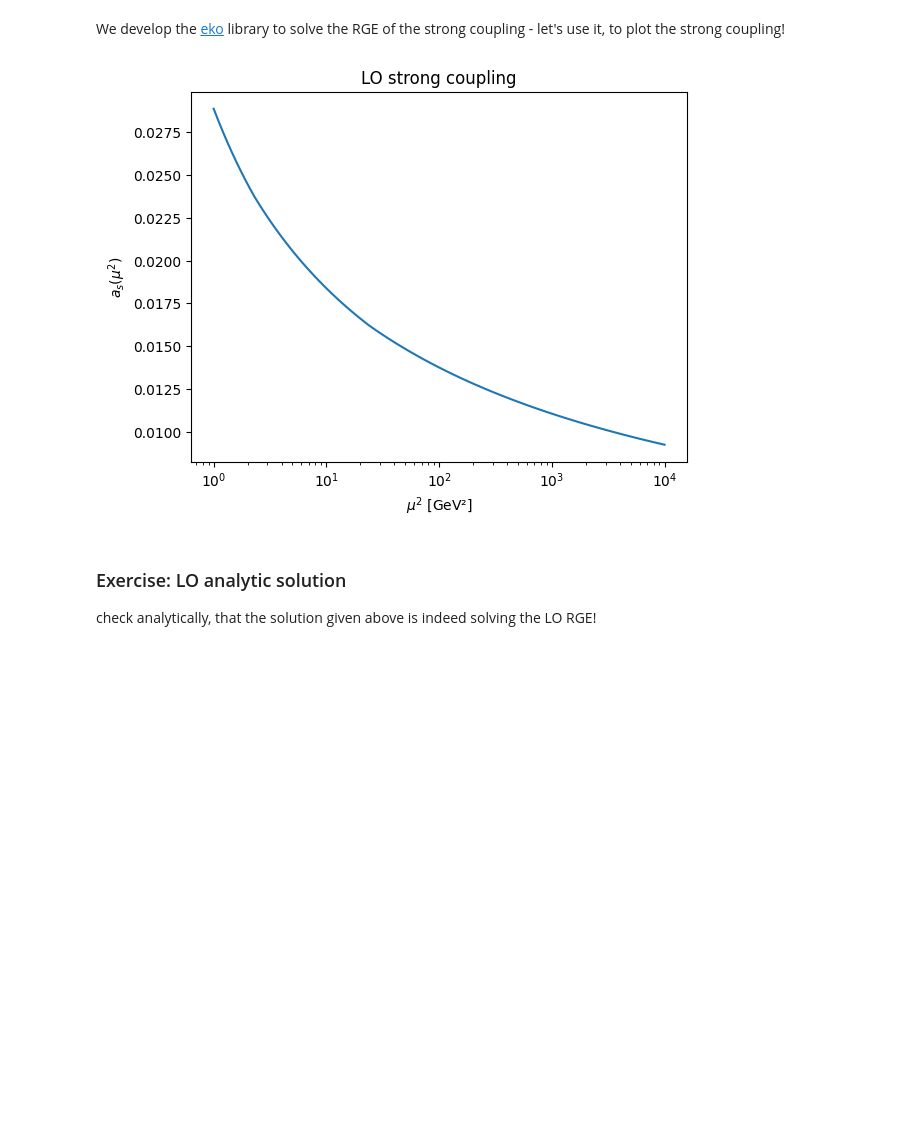
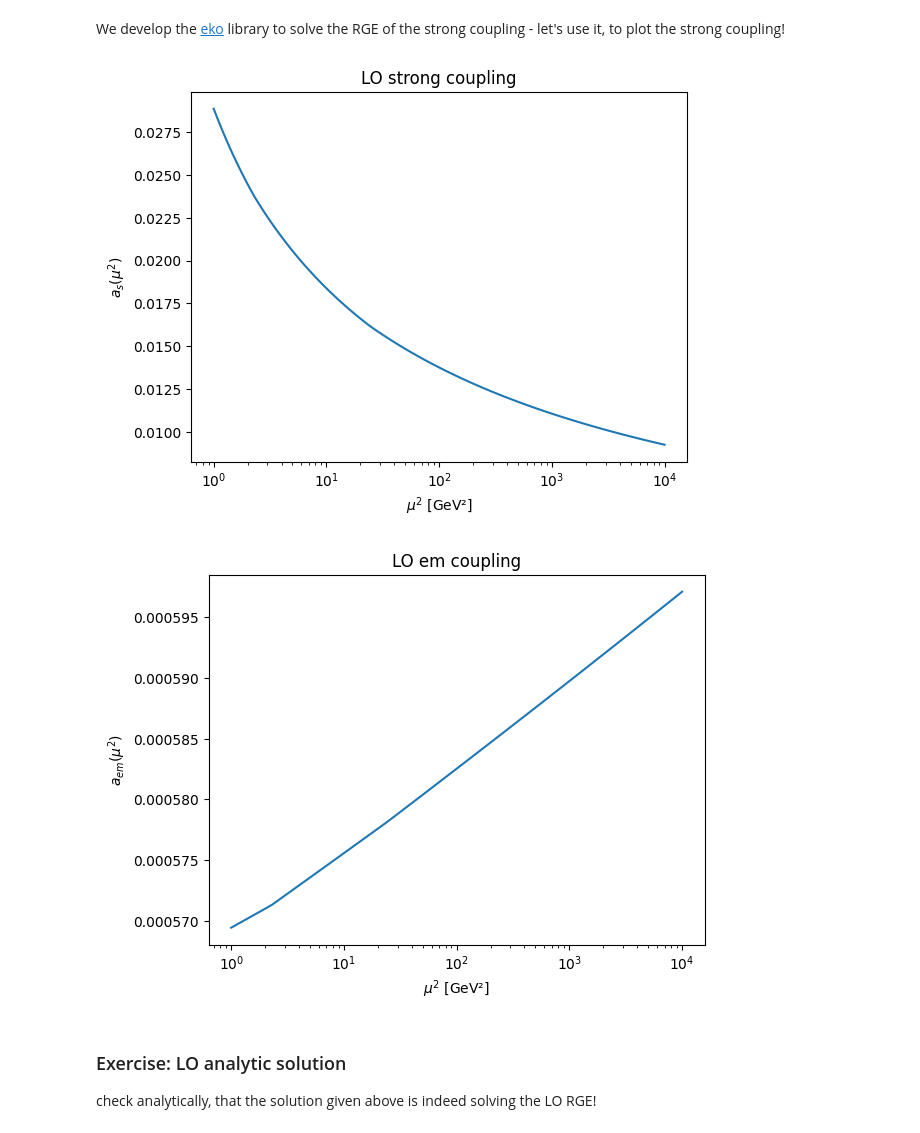
Before and after one commit to NNPDF/como-2023, a Jupyter notebook: w1t3-rge-pdfs/alpha_s.ipynb, the cells around one changed output. Cells and saved outputs as stored; diff of their text form; code cells hidden in the pictures; blank space fills up the shorter version.

```diff
--- a/w1t3-rge-pdfs/alpha_s.ipynb
+++ b/w1t3-rge-pdfs/alpha_s.ipynb
@@ -152,39 +152,56 @@ ref = CouplingsInfo(
     scale=91.00,  # reference scale
     num_flavs_ref=5,  # number of active flavors at the reference scale
     max_num_flavs=6,  # max flavors allowed
+    em_running=True
 )
-order = (1, 0)  # Set perturbative order (QCD, QED)
+order = (1, 1)  # Set perturbative order (QCD, QED)
 # create a strong coupling object
 sc = Couplings(
     couplings=ref,
     order=order,
     method=CouplingEvolutionMethod.EXACT,  # Set solution method EXACT or EXPANDED
     masses=np.array([1.51, 4.92, 172.5]) ** 2,  # Set heavy quarks masses
     hqm_scheme=QuarkMassScheme.POLE,  # Use POLE masses or MSBAR ?
     thresholds_ratios=np.array([1.0, 1.0, 1.0])
     ** 2,  # Set heavy quarks threshold scales
 )
 
 
 def a_s(Q2: float) -> float:
     """Return :math:`a_s = \alpha_s / (4 \pi)`."""
     return sc.a_s(Q2)
 
+def a_em(Q2: float) -> float:
+    """Return :math:`a_s = \alpha_s / (4 \pi)`."""
+    return sc.a_em(Q2)
 
 # compute some values of a_s
 Q2_grid = np.geomspace(1, 1e4, 100)
 as_vals = [a_s(Q2) for Q2 in Q2_grid]
+
+# compute some values of a_em
+aem_vals = [a_em(Q2) for Q2 in Q2_grid]
 
 # plot the running strong coupling
 plt.close()
 plt.plot(Q2_grid, as_vals)
 plt.title("LO strong coupling")
 plt.xscale("log")
 plt.ylabel(r"$a_s(\mu^2)$")
 plt.xlabel(r"$\mu^2$ [GeV²]")
 plt.show()
+
+# plot the running em coupling
+plt.close()
+plt.plot(Q2_grid, aem_vals)
+plt.title("LO em coupling")
+plt.xscale("log")
+plt.ylabel(r"$a_{em}(\mu^2)$")
+plt.xlabel(r"$\mu^2$ [GeV²]")
+plt.show()
 # %% [output]
 [figure]
+[figure, added]
 # %% [markdown]
 ### Exercise: LO analytic solution
 check analytically, that the solution given above is indeed solving the LO RGE!
```
